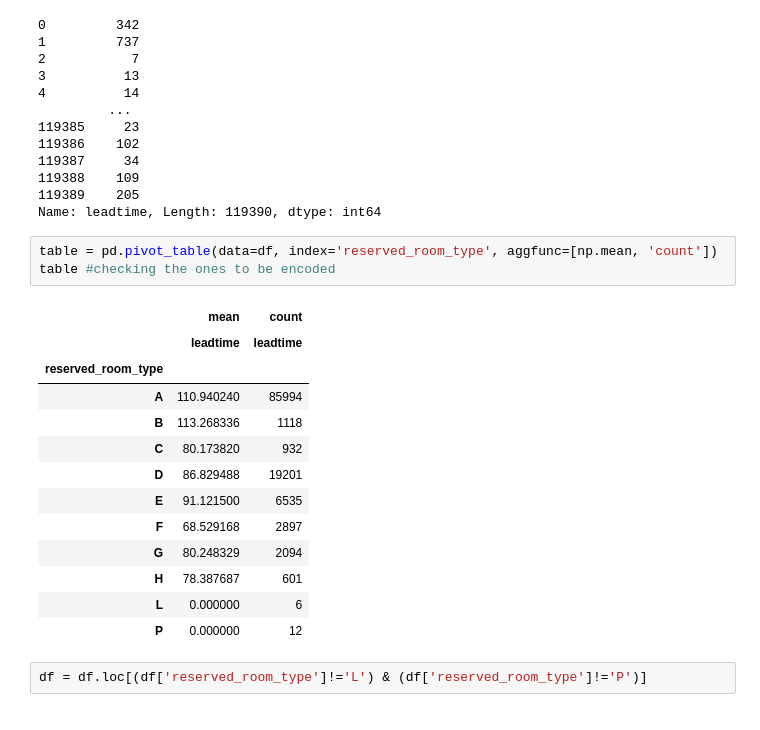
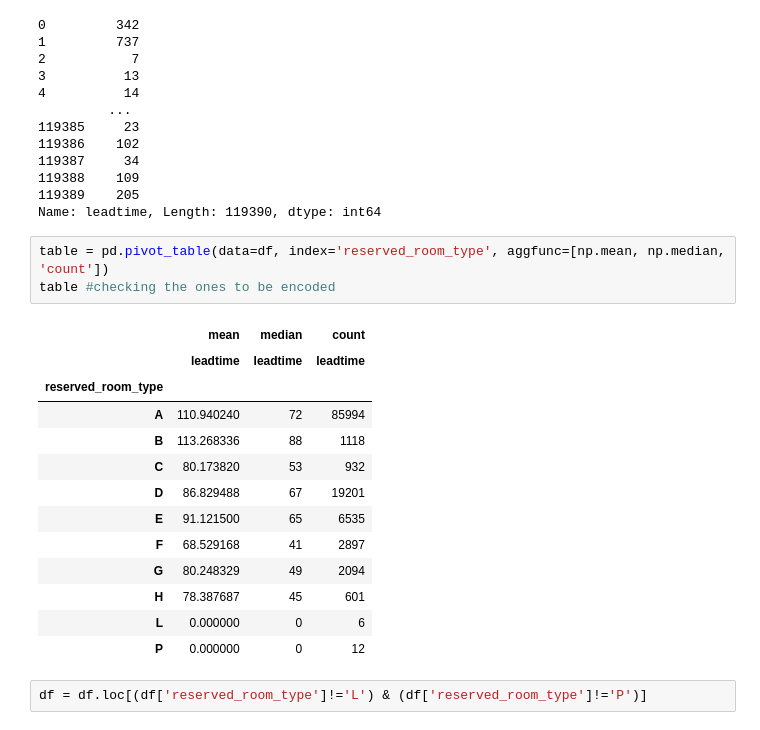
Before and after one commit to kamalzada/target_encoding, a Jupyter notebook: Target_kfold_enc.ipynb, the cells around one changed output. Cells and saved outputs as stored; diff of their text form.

```diff
--- a/Target_kfold_enc.ipynb
+++ b/Target_kfold_enc.ipynb
@@ -32,22 +32,22 @@ df['leadtime'] #target
 119389    205
 Name: leadtime, Length: 119390, dtype: int64
 # %%
-table = pd.pivot_table(data=df, index='reserved_room_type', aggfunc=[np.mean, 'count'])
+table = pd.pivot_table(data=df, index='reserved_room_type', aggfunc=[np.mean, np.median, 'count'])
 table #checking the ones to be encoded
 # %% [output]
-|  | mean | count |
-|  | leadtime | leadtime |
-| reserved_room_type |  |  |
-| A | 110.940240 | 85994 |
-| B | 113.268336 | 1118 |
-| C | 80.173820 | 932 |
-| D | 86.829488 | 19201 |
-| E | 91.121500 | 6535 |
-| F | 68.529168 | 2897 |
-| G | 80.248329 | 2094 |
-| H | 78.387687 | 601 |
-| L | 0.000000 | 6 |
-| P | 0.000000 | 12 |
+|  | mean | median | count |
+|  | leadtime | leadtime | leadtime |
+| reserved_room_type |  |  |  |
+| A | 110.940240 | 72 | 85994 |
+| B | 113.268336 | 88 | 1118 |
+| C | 80.173820 | 53 | 932 |
+| D | 86.829488 | 67 | 19201 |
+| E | 91.121500 | 65 | 6535 |
+| F | 68.529168 | 41 | 2897 |
+| G | 80.248329 | 49 | 2094 |
+| H | 78.387687 | 45 | 601 |
+| L | 0.000000 | 0 | 6 |
+| P | 0.000000 | 0 | 12 |
 # %%
 df = df.loc[(df['reserved_room_type']!='L') & (df['reserved_room_type']!='P')]
 # %%
```
